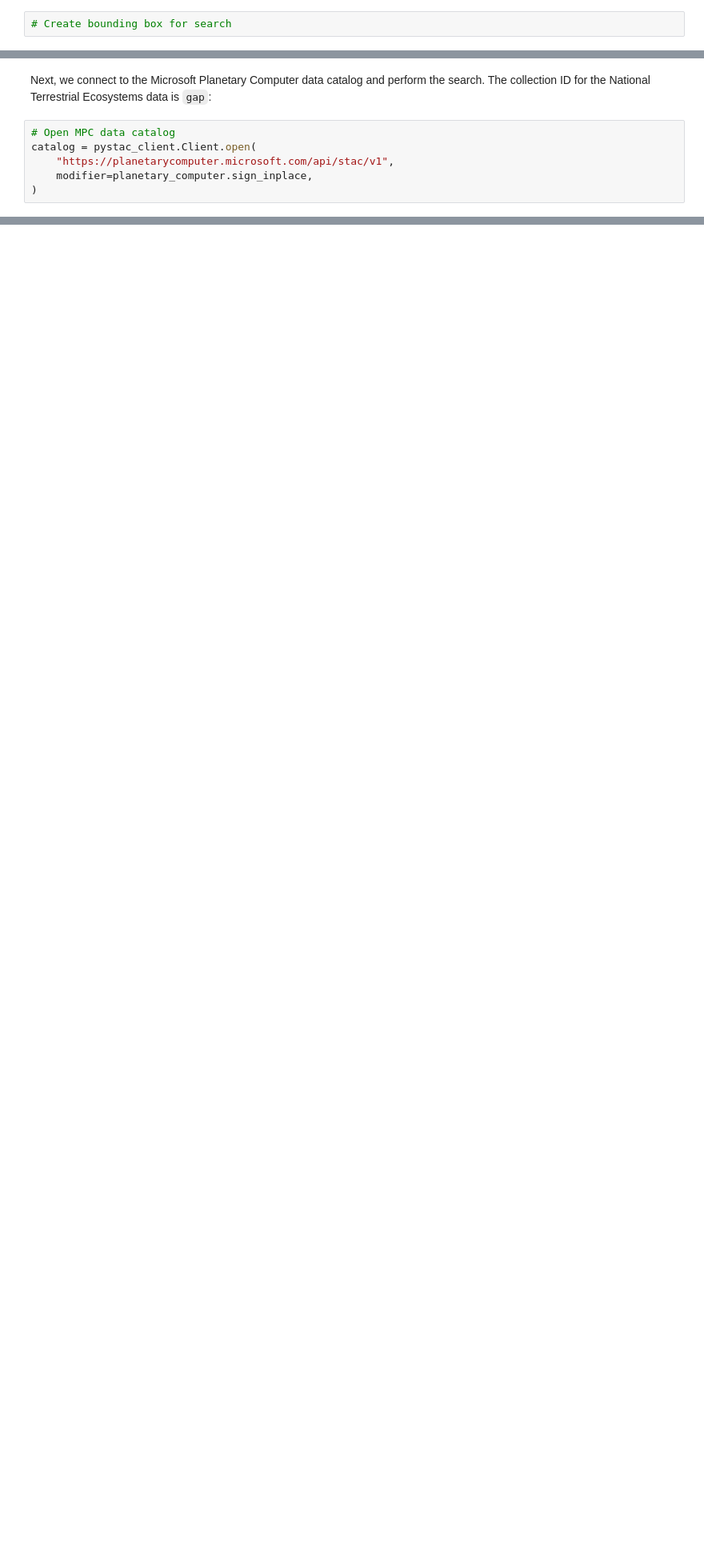
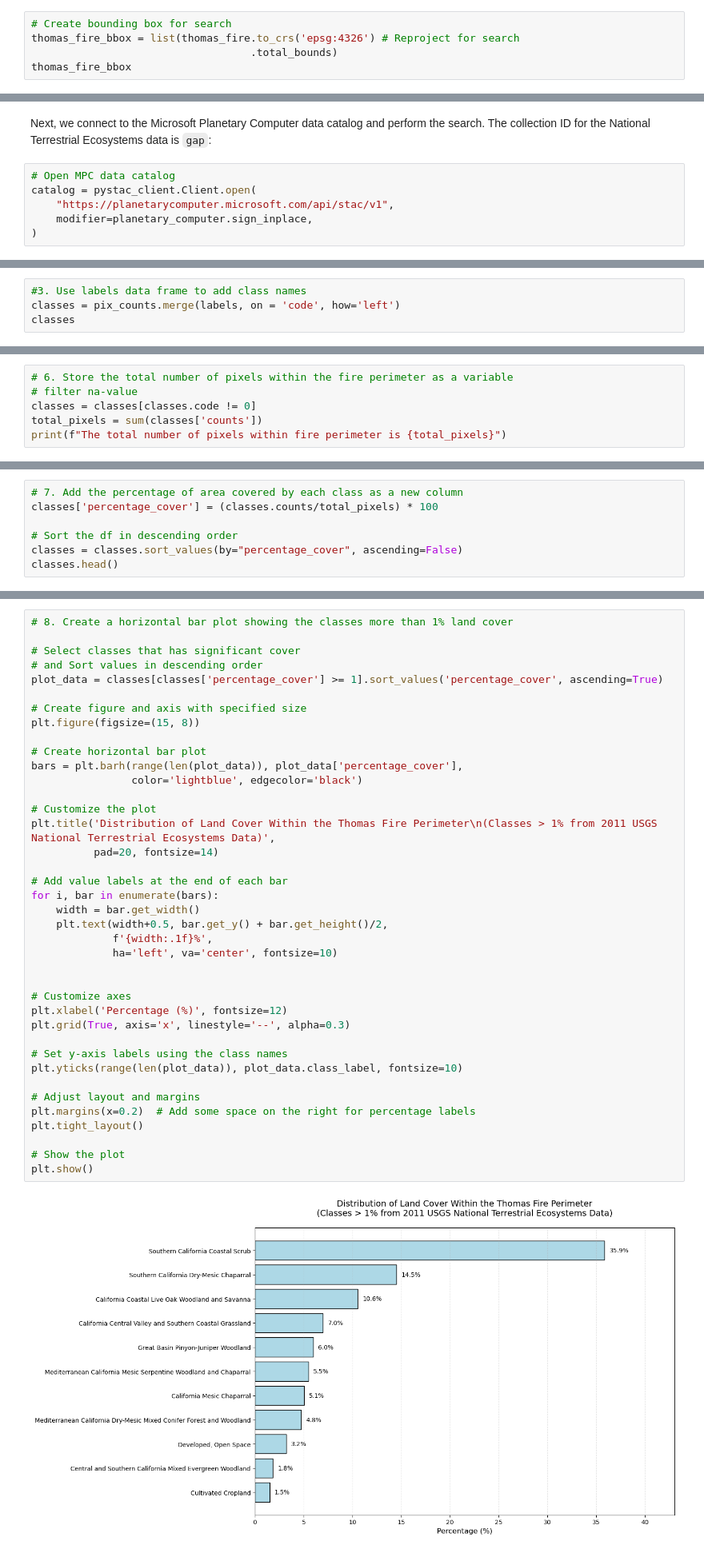
Before and after one commit to ZoeZhouJ/eds220-2024-in-class, a Jupyter notebook: week-9-land-cover-stats-STUDENTS.ipynb, the cells around one changed output, grey strips where cells are left out. Shown at 80% size. Saved outputs shown, nothing was run; the diff lists cells and outputs as text; blank space fills up the shorter version.

```diff
--- a/week-9-land-cover-stats-STUDENTS.ipynb
+++ b/week-9-land-cover-stats-STUDENTS.ipynb
@@ -59,3 +62,6 @@ Our goal is to retrieve the National Terrestrial Ecosystems data over the fire p
 Our bounding box will come from the Thomas Fire perimeter. Notice we use method chaining to reproject and extract the bounds.
 # %%
 # Create bounding box for search
+thomas_fire_bbox = list(thomas_fire.to_crs('epsg:4326') # Reproject for search
+                                   .total_bounds)
+thomas_fire_bbox
@@ -69,0 +248,4 @@ catalog = pystac_client.Client.open(
+# %%
+#3. Use labels data frame to add class names
+classes = pix_counts.merge(labels, on = 'code', how='left')
+classes
@@ -69,0 +285,6 @@ catalog = pystac_client.Client.open(
+# %%
+# 6. Store the total number of pixels within the fire perimeter as a variable
+# filter na-value
+classes = classes[classes.code != 0]
+total_pixels = sum(classes['counts'])
+print(f"The total number of pixels within fire perimeter is {total_pixels}")
@@ -69,0 +293,7 @@ catalog = pystac_client.Client.open(
+# %%
+# 7. Add the percentage of area covered by each class as a new column
+classes['percentage_cover'] = (classes.counts/total_pixels) * 100
+
+# Sort the df in descending order
+classes = classes.sort_values(by="percentage_cover", ascending=False)
+classes.head()
@@ -69,0 +307,41 @@ catalog = pystac_client.Client.open(
+# %%
+# 8. Create a horizontal bar plot showing the classes more than 1% land cover
+
+# Select classes that has significant cover
+# and Sort values in descending order
+plot_data = classes[classes['percentage_cover'] >= 1].sort_values('percentage_cover', ascending=True)
+
+# Create figure and axis with specified size
+plt.figure(figsize=(15, 8))
+
+# Create horizontal bar plot
+bars = plt.barh(range(len(plot_data)), plot_data['percentage_cover'],
+                color='lightblue', edgecolor='black')
+
+# Customize the plot
+plt.title('Distribution of Land Cover Within the Thomas Fire Perimeter\n(Classes > 1% from 2011 USGS National Terrestrial Ecosystems Data)',
+          pad=20, fontsize=14)
+
+# Add value labels at the end of each bar
+for i, bar in enumerate(bars):
+    width = bar.get_width()
+    plt.text(width+0.5, bar.get_y() + bar.get_height()/2,
+             f'{width:.1f}%',
+             ha='left', va='center', fontsize=10)
+
+
+# Customize axes
+plt.xlabel('Percentage (%)', fontsize=12)
+plt.grid(True, axis='x', linestyle='--', alpha=0.3)
+
+# Set y-axis labels using the class names
+plt.yticks(range(len(plot_data)), plot_data.class_label, fontsize=10)
+
+# Adjust layout and margins
+plt.margins(x=0.2)  # Add some space on the right for percentage labels
+plt.tight_layout()
+
+# Show the plot
+plt.show()
+# %% [output]
+[figure, added]
```
Also changed, not shown: parts of 32 cells of this notebook.
